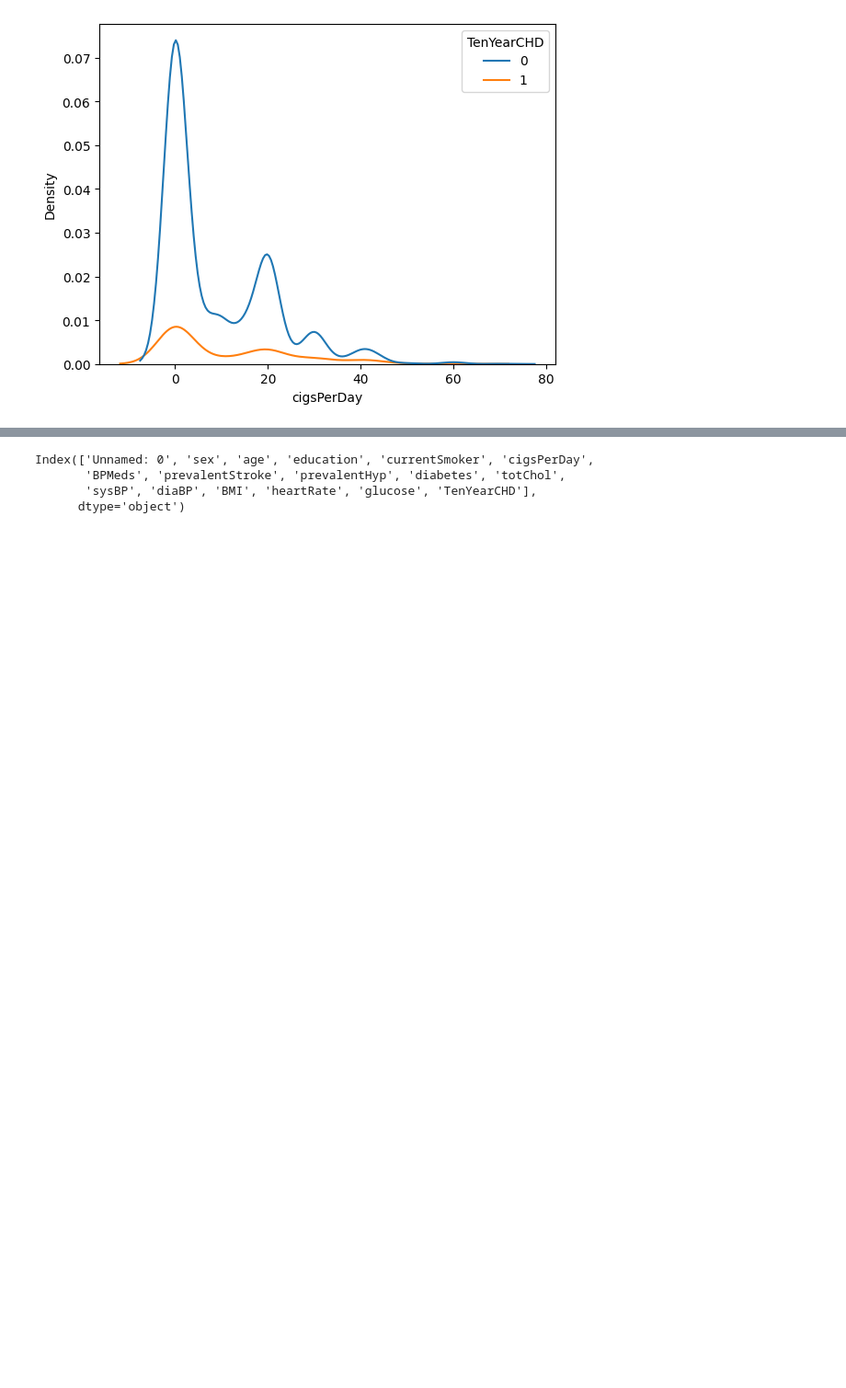
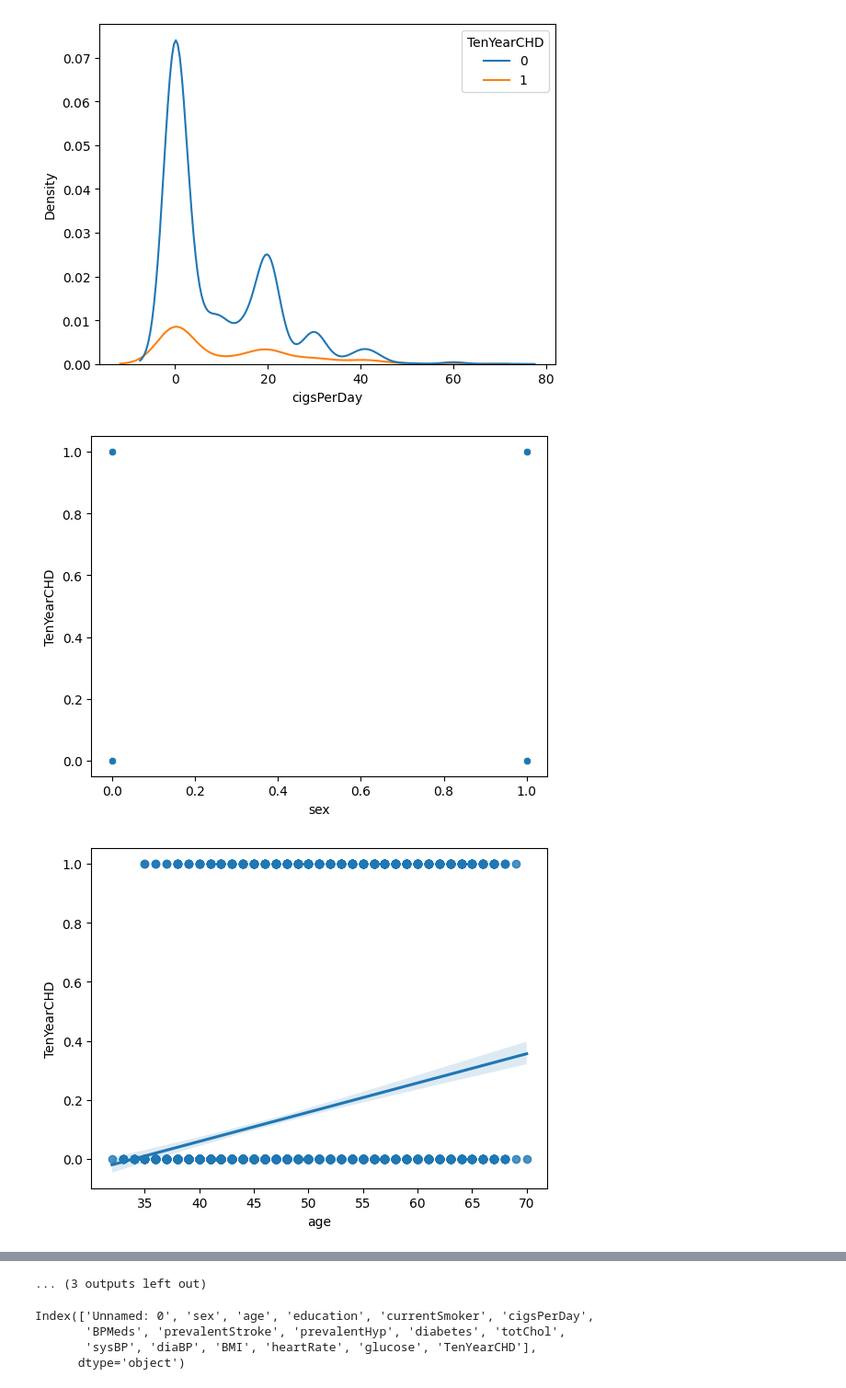
Before and after one commit to gdbwoo/DS-3001-Projects, a Jupyter notebook: Project 2/project_chd.ipynb, the cells around one changed output, grey strips where cells are left out. Shown at 92% size. Saved outputs shown, nothing was run; the diff lists cells and outputs as text; code cells hidden in the pictures; blank space fills up the shorter version.

```diff
--- a/Project 2/project_chd.ipynb
+++ b/Project 2/project_chd.ipynb
@@ -72,15 +98,38 @@ sns.kdeplot(data=df,x='cigsPerDay',hue='TenYearCHD')
 <Axes: xlabel='cigsPerDay', ylabel='Density'>
 [figure]
 # %%
-#sns.scatterplot(data=df,x="sex",y="TenYearCHD")
-#sns.scatterplot(data=df,x="age",y="TenYearCHD")
-#sns.scatterplot(data=df,x="education",y="TenYearCHD")
-#sns.scatterplot(data=df,x="currentSmoker",y="TenYearCHD")
-#sns.regplot(data=df,x="cigsPerDay",y="TenYearCHD")
-#sns.scatterplot(data=df,x="BPMeds",y="TenYearCHD")
-#sns.scatterplot(data=df,x="prevalentStroke",y="TenYearCHD")
-#sns.scatterplot(data=df,x="prevalentHyp",y="TenYearCHD")
-#sns.scatterplot(data=df,x="diabetes",y="TenYearCHD")
-#sns.regplot(data=df,x="totChol",y="TenYearCHD")
+# Move to index; used to look at different relationship between response and predictors
 
+sns.scatterplot(data=df,x="sex",y="TenYearCHD")
 plt.show()
+sns.regplot(data=df,x="age",y="TenYearCHD")
+plt.show()
+sns.scatterplot(data=df,x="education",y="TenYearCHD")
+plt.show()
+sns.scatterplot(data=df,x="currentSmoker",y="TenYearCHD")
+plt.show()
+sns.regplot(data=df,x="cigsPerDay",y="TenYearCHD")
+plt.show()
+sns.scatterplot(data=df,x="BPMeds",y="TenYearCHD")
+plt.show()
+sns.scatterplot(data=df,x="prevalentStroke",y="TenYearCHD")
+plt.show()
+sns.scatterplot(data=df,x="prevalentHyp",y="TenYearCHD")
+plt.show()
+sns.scatterplot(data=df,x="diabetes",y="TenYearCHD")
+plt.show()
+sns.regplot(data=df,x="totChol",y="TenYearCHD")
+plt.show()
+sns.regplot(data=df,x="sysBP",y="TenYearCHD")
+plt.show()
+sns.regplot(data=df,x="diaBP",y="TenYearCHD")
+plt.show()
+sns.regplot(data=df,x="BMI",y="TenYearCHD")
+plt.show()
+sns.regplot(data=df,x="heartRate",y="TenYearCHD")
+plt.show()
+sns.regplot(data=df,x="glucose",y="TenYearCHD")
+plt.show()
+# %% [output]
+[figure, added]
+[figure, added]
@@ -87,3 +146,4 @@ plt.show()
+... (3 outputs left out)
 # %%
 df.columns.unique()
 # %% [output]
```
Also changed, not shown: parts of 5 cells of this notebook.
